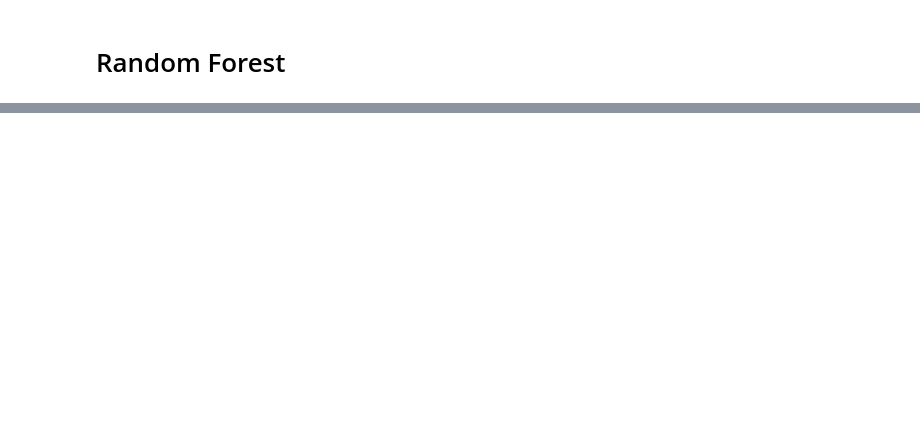
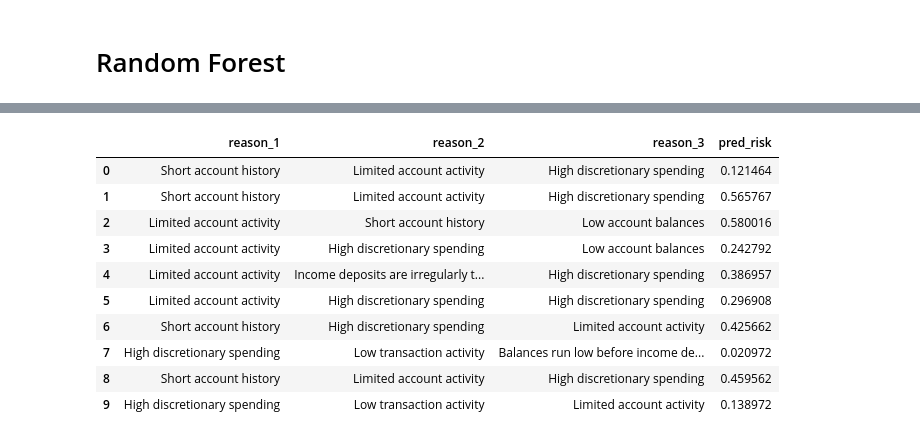
Before and after one commit to kangyuj0531/dsc180a-prism-data, a Jupyter notebook: scoring_exclusions/scoring_exclusions.ipynb, the cells around one changed output, grey strips where cells are left out. Cells and saved outputs as stored; diff of their text form; code cells hidden in the pictures; blank space fills up the shorter version.

```diff
--- a/scoring_exclusions/scoring_exclusions.ipynb
+++ b/scoring_exclusions/scoring_exclusions.ipynb
@@ -335,0 +365,86 @@ baseline_results
+# %%
+from pathlib import Path
+
+model = _lr_cw
+beta  = model.coef_.ravel()
+
+feature_names = df_clean.drop(columns=[LABEL]).columns.tolist()
+
+X_holdout = _Xte1
+
+# --------------------------
+def prettify_reason(f: str) -> str:
+    s = str(f).lower()
+
+    # ---- Category features ----
+    if "cat_" in s:
+        return "High discretionary spending"
+
+    # ---- History / activity ----
+    if "history_days" in s or "account__history_days" in s:
+        return "Short account history"
+
+    if "n_days" in s:
+        return "Limited account activity"
+
+    if "n_tx" in s or "tx__n__all" in s or s.startswith("tx__n"):
+        return "Low transaction activity"
+
+    # ---- Balances ----
+    if "pct_below" in s or "days_below" in s:
+        return "Low account balances"
+
+    if "negative" in s or "below_zero" in s or "pct_negative" in s:
+        return "Frequent negative balances"
+
+    if "min_before_income" in s:
+        return "Balances run low before income deposits"
+
+    # ---- Income ----
+    if "income__frequency" in s or "paycheck__count" in s or "income__count" in s:
+        return "Inconsistent income deposits"
+
+    if "income__coefficient_of_variation" in s:
+        return "Income deposits vary a lot"
+
+    if "income__avg_days_between" in s:
+        return "Income deposits are irregularly timed"
+
+    # ---- Cashflow ----
+    if "cashflow__volatility" in s:
+        return "Highly variable cashflow"
+
+    if "cashflow__net" in s:
+        return "Low net cashflow"
+
+    # ---- Fees / overdrafts ----
+    if "overdraft" in s:
+        return "Overdraft activity"
+
+    if "fee" in s:
+        return "Fee activity"
+
+    return "Spending and activity patterns increased risk"
+
+contrib = X_holdout * beta
+contrib_df = pd.DataFrame(contrib, columns=feature_names)
+contrib_pos = contrib_df.clip(lower=0)
+
+topk = 3
+top_idx = np.argsort(-contrib_pos.values, axis=1)[:, :topk]
+top_feats = [[contrib_pos.columns[j] for j in row] for row in top_idx]
+
+reason_codes_df = pd.DataFrame(top_feats, columns=["reason_1", "reason_2", "reason_3"])
+reason_codes_df = reason_codes_df.applymap(prettify_reason)
+
+reason_codes_df["pred_risk"] = model.predict_proba(X_holdout)[:, 1]
+
+reason_dist = pd.concat(
+    [reason_codes_df["reason_1"], reason_codes_df["reason_2"], reason_codes_df["reason_3"]],
+    axis=0
+).value_counts()
+
+print("\nTop 15 reason codes:")
+display(reason_dist.head(15))
+display(reason_codes_df.head(10))
+# %% [output]
@@ -335,0 +468,11 @@ baseline_results
+|  | reason_1 | reason_2 | reason_3 | pred_risk |
+| 0 | Short account history | Limited account activity | High discretionary spending | 0.121464 |
+| 1 | Short account history | Limited account activity | High discretionary spending | 0.565767 |
+| 2 | Limited account activity | Short account history | Low account balances | 0.580016 |
+| 3 | Limited account activity | High discretionary spending | Low account balances | 0.242792 |
+| 4 | Limited account activity | Income deposits are irregularly t... | High discretionary spending | 0.386957 |
+| 5 | Limited account activity | High discretionary spending | High discretionary spending | 0.296908 |
+| 6 | Short account history | High discretionary spending | Limited account activity | 0.425662 |
+| 7 | High discretionary spending | Low transaction activity | Balances run low before income de... | 0.020972 |
+| 8 | Short account history | Limited account activity | High discretionary spending | 0.459562 |
+| 9 | High discretionary spending | Low transaction activity | Limited account activity | 0.138972 |
```
Also changed, not shown: parts of 16 cells of this notebook.
